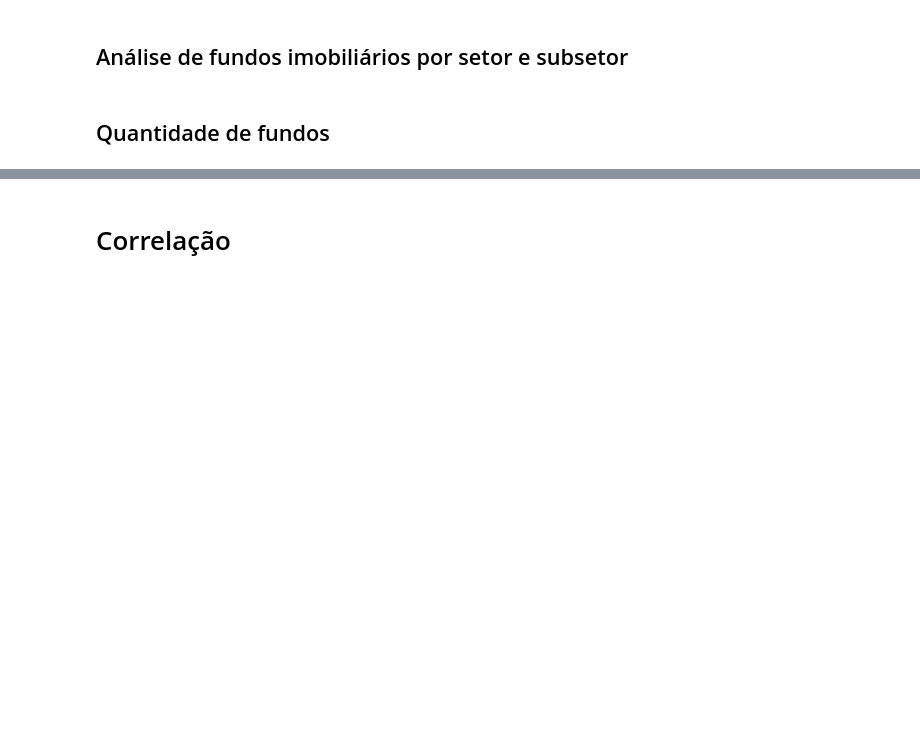
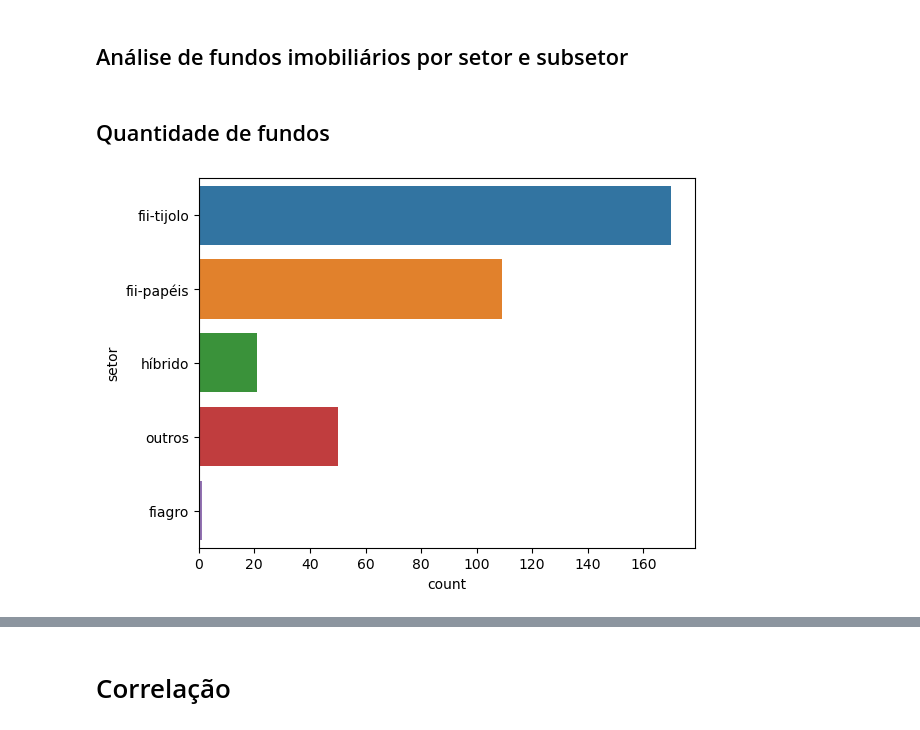
Before and after one commit to Mateus-cpa/analisando_fiis, a Jupyter notebook: analisando-fiis.ipynb, the cells around one changed output, grey strips where cells are left out. Saved outputs shown, nothing was run; the diff lists cells and outputs as text; code cells hidden in the pictures; blank space fills up the shorter version.

```diff
--- a/analisando-fiis.ipynb
+++ b/analisando-fiis.ipynb
@@ -609,0 +557,5 @@ fiis[['dy_status','dy_funds','ult_dividendo_funds']].describe()
+# %%
+fiis.dy_status = np.where(pd.isna(fiis.dy_status), fiis.dy_12m_acum, fiis.dy_status)
+fiis = fiis.rename(columns={'dy_status':'dy'})
+fiis.pop('dy_12m_acum')
+fiis
@@ -609,0 +592,6 @@ fiis[['dy_status','dy_funds','ult_dividendo_funds']].describe()
+# %%
+fiis[['pvp_status','P/VP_y']]
+fiis.pvp_status = np.where(pd.isna(fiis.pvp_status), fiis["P/VP_y"], fiis.pvp_status)
+fiis = fiis.rename(columns={'pvp_status':'pvp'})
+fiis.pop('P/VP_y')
+fiis
@@ -642,12 +645,12 @@ Portanto, nos momentos seguintes vou agrupar esses numa nova coluna de Setor.
 
 Avaliando os dados únicos de subsetor, temos (eliminando os dados vazios):
 # %%
-#alterar coluna 'subsetor' em caixa baixa
-fiis_class.subsetor = fiis_class.subsetor.str.lower()
+#alterar coluna 'subsetor' para caixa baixa
+fiis.subsetor = fiis.subsetor.str.lower()
 
 # substituir papéis por recebíveis, pois papéis será o setor
-fiis_class['subsetor'] = fiis_class.subsetor.replace({'papéis': 'recebíveis'})
+fiis['subsetor'] = fiis.subsetor.replace({'papéis': 'recebíveis'})
 
 # lista valores únicos
-fiis_class.subsetor.unique()
+fiis.subsetor.unique()
 # %% [output]
@@ -677,7 +704,7 @@ converte_subsetor = {'indefinido': 'outros',
                      'hospitalar': 'fii-tijolo',
                      'hotéis': 'fii-tijolo'}
 
-fiis_class['setor'] = fiis_class['subsetor']
-fiis_class['setor'] = fiis_class['setor'].replace(converte_subsetor)
+fiis['setor'] = fiis['subsetor']
+fiis['setor'] = fiis['setor'].replace(converte_subsetor)
 
-fiis_class[['ticker','setor','subsetor']].sample(n=20)
+fiis[['setor','subsetor']].sample(n=20)
@@ -688,6 +752,8 @@ fiis_class.info()
 # %% [markdown]
 ## Quantidade de fundos
 # %%
-sns.countplot(data = fiis_class,
-               y = 'setor')
+sns.countplot(data = fiis,
+               y = 'setor');
+# %% [output]
+[figure, added]
 # %%
```
Also changed, not shown: parts of 43 cells of this notebook.
